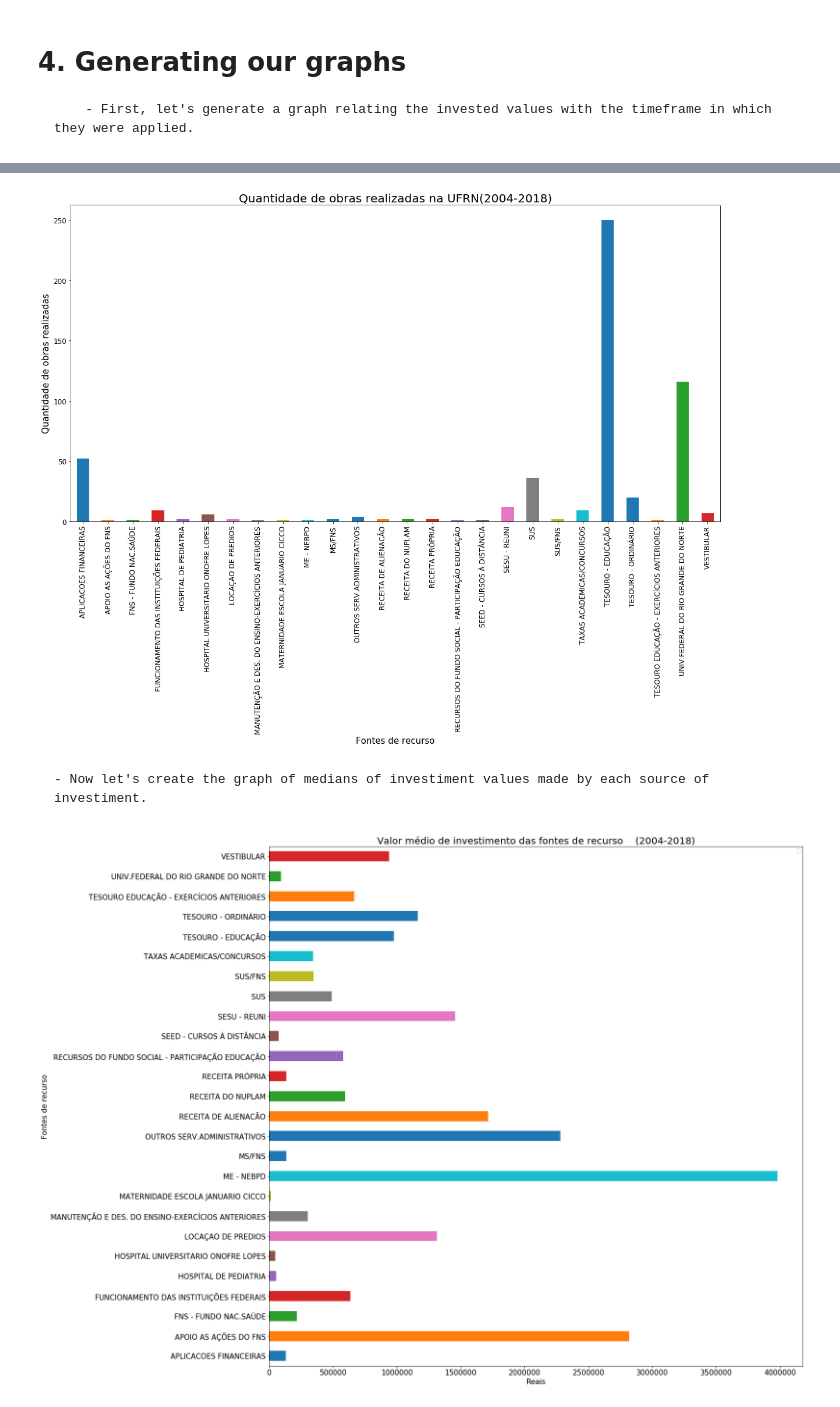
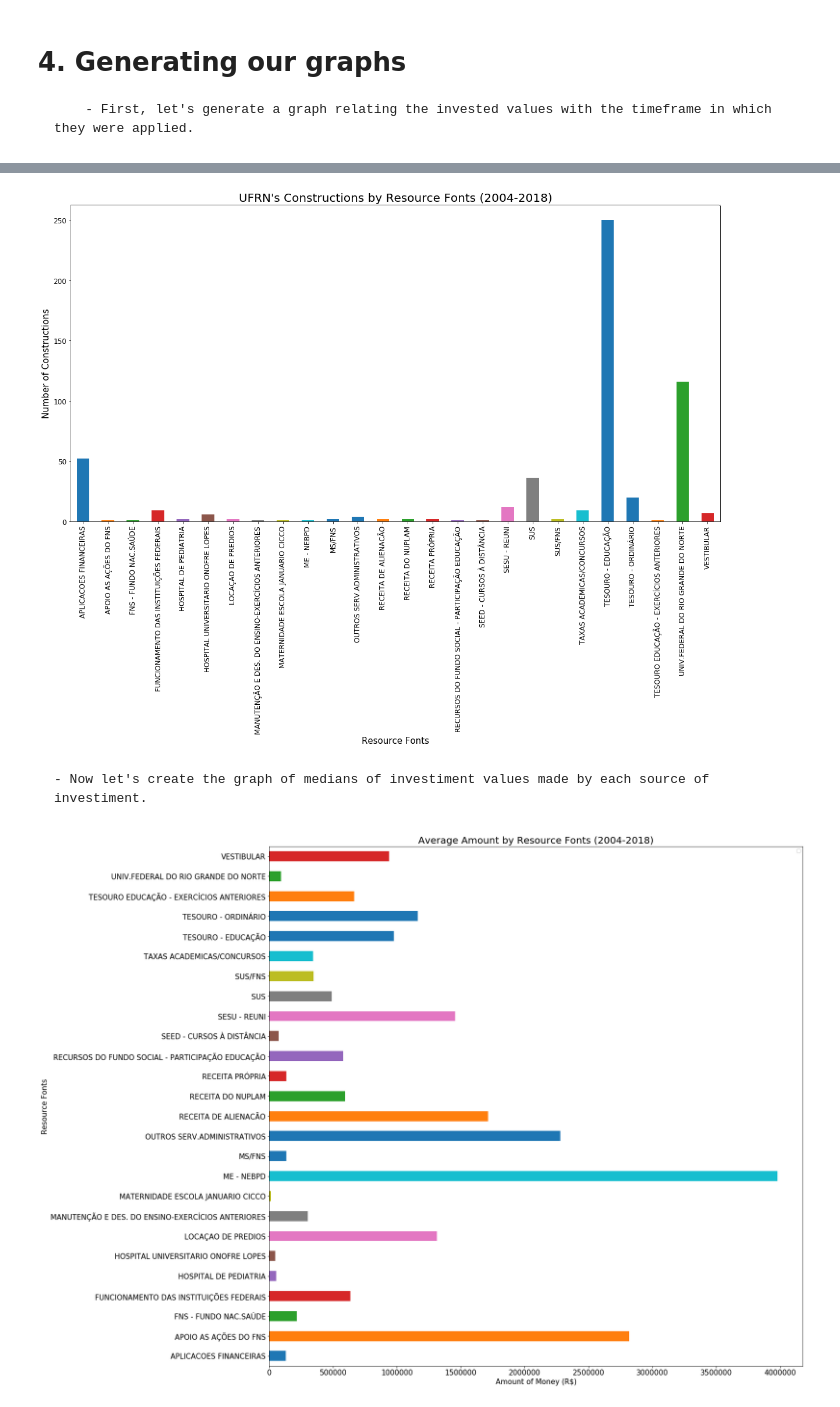
Before and after one commit to louisestella/DataAnalysis, a Jupyter notebook: real_prob_project.ipynb, the cells around one changed output, grey strips where cells are left out. Drawn from its saved outputs; the diff is of its cells as text; code cells hidden in the pictures.

```diff
--- a/real_prob_project.ipynb
+++ b/real_prob_project.ipynb
@@ -143,5 +147,7 @@ plt.show()
 # %%
+#criando um dicionário em que as chaves são as fontes dos recursos e os valores são a quantidade de obras realizadas por cada fonte
 dic_font = pd.value_counts(data_base.cleaned_fonts)
+#gerando um novo dataframe em que as colunas são as chaves e os valores do dicionário dic_font
 col_1=[]
 col_2=[]
 for key,value in dic_font.items():
@@ -152,38 +158,50 @@ new_data_fonts_freq = pd.DataFrame({'fonts':col_1,'freq':col_2})
 # Sorting by "nomes" column
 new_data_fonts_freq = new_data_fonts_freq.sort_values('fonts')
 
+#gerando gráfico de barras horizontais em que eixo x são as fontes de recursos e y é a quantidade de obras
 ax = new_data_fonts_freq.plot(kind='bar',x='fonts',y='freq',figsize=(20,10),fontsize=12)
-ax.set_title('Quantidade de obras realizadas na UFRN(2004-2018)',fontsize='20')
-ax.set_xlabel('Fontes de recurso',fontsize = 15)
-ax.set_ylabel('Quantidade de obras realizadas',fontsize = 15)
+#titulo
+ax.set_title('UFRN\'s Constructions by Resource Fonts (2004-2018)',fontsize='20')
+#configurando os nomes dos eixos
+ax.set_xlabel('Resource Fonts',fontsize = 15)
+ax.set_ylabel('Number of Constructions',fontsize = 15)
+#tirando a legenda
 ax.legend(prop={'size':0})
 
 plt.show()
 # %% [output]
-[figure, old version]
+[figure, new version]
 # %% [markdown]
     - Now let's create the graph of medians of investiment values made by each source of investiment.
 # %%
+#criando um conjunto fontes de recurso no database
 set_of_fonts = set(data_base.cleaned_fonts)
+#criando novo dataframe que apenas contém as fontes de recurso e os valores do database, caso o valor das fontes de recurso não seja nulo
 data_cleanedFonts_values = data_base.loc[data_base.cleaned_fonts.notnull(),['cleaned_fonts','value']]
+#ordenando o novo dataframe a partir das fontes de recurso
 data_cleanedFonts_values = data_cleanedFonts_values.sort_values('cleaned_fonts')
 
+#criando novo dataframe em que as colunas são as fontes de recurso e o valor médio investido por cada uma delas em cada obra
 col_1 = []
 col_2 = []
 for i in set_of_fonts:
     col_1.append(i)
     col_2.append(data_cleanedFonts_values.loc[data_cleanedFonts_values.cleaned_fonts == i].value.mean())
 
 investimento_medio = pd.DataFrame({'fonts':col_1,'middle_value':col_2})
 investimento_medio = investimento_medio.loc[1:]
 investimento_medio = investimento_medio.sort_values('fonts')
 
+#gerando grafico de barras horizontais a partir das fontes de recurso e de seus valores médios por obra
 ax = investimento_medio.plot(kind='barh',x='fonts',y='middle_value',figsize=(20,20),fontsize=15)
-ax.set_title("Valor médio de investimento das fontes de recurso    (2004-2018)",fontsize=20)
-ax.set_ylabel('Fontes de recurso',fontsize=15)
-ax.set_xlabel('Reais',fontsize=15)
+#titulo
+ax.set_title("Average Amount by Resource Fonts (2004-2018)",fontsize=20)
+#configurando os nomes dos eixos
+ax.set_ylabel('Resource Fonts',fontsize=15)
+ax.set_xlabel('Amount of Money (R$)',fontsize=15)
+#desligando a legenda
 ax.legend('')
 plt.show()
 # %% [output]
-[figure, old version]
+[figure, new version]
 # %% [markdown]
```
Also changed, not shown: parts of 4 cells of this notebook.
